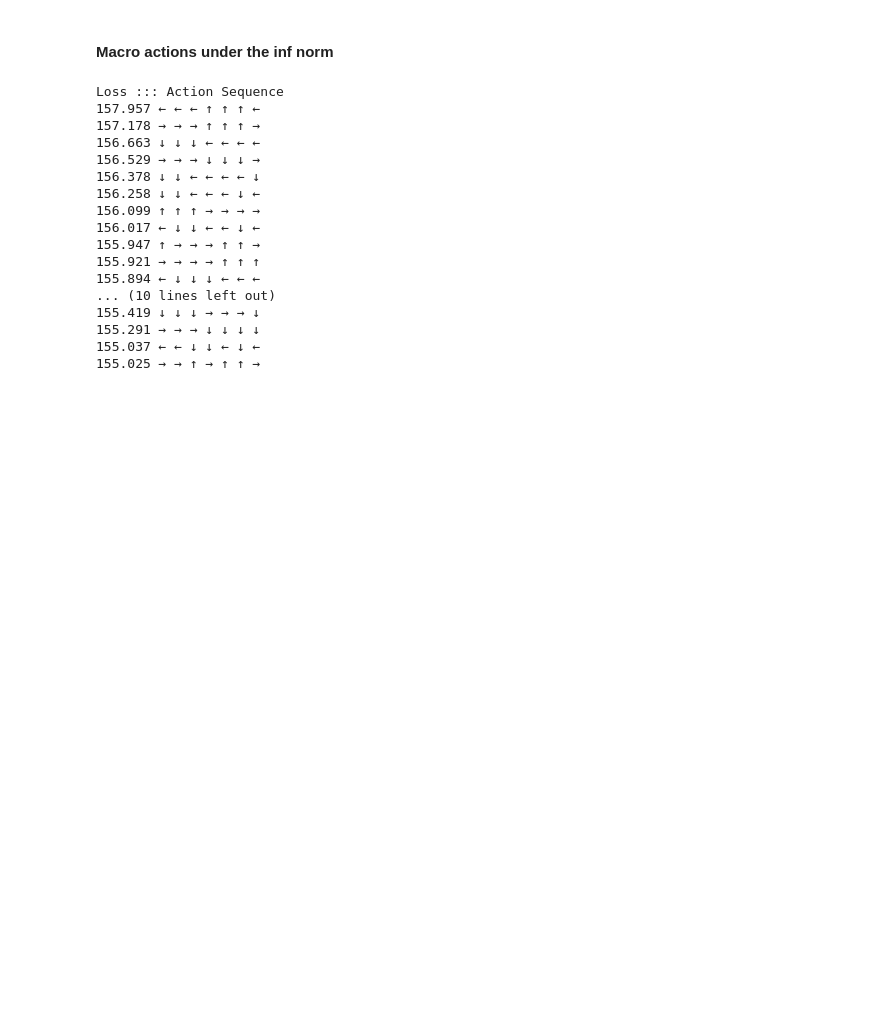
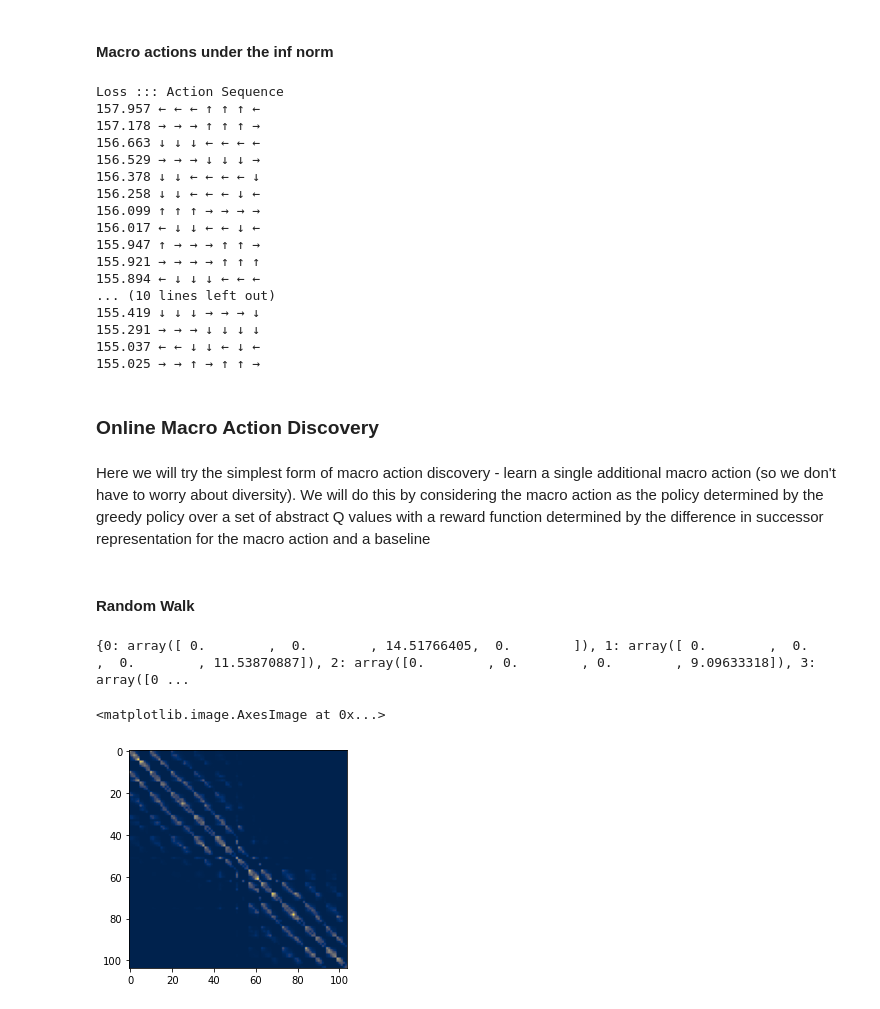
Before and after one commit to mjsargent/tabular_skip_SR, a Jupyter notebook: t-SR.ipynb, the cells around one changed output. Saved outputs shown, nothing was run; the diff lists cells and outputs as text; code cells hidden in the pictures; blank space fills up the shorter version.

Commit message:
added more macro action results to notebook

```diff
--- a/t-SR.ipynb
+++ b/t-SR.ipynb
@@ -219,3 +222,9 @@ Loss ::: Action Sequence
 155.291 → → → ↓ ↓ ↓ ↓
 155.037 ← ← ↓ ↓ ← ↓ ←
 155.025 → → ↑ → ↑ ↑ →
+# %% [markdown]
+### Online Macro Action Discovery
+# %% [markdown]
+Here we will try the simplest form of macro action discovery - learn a single additional macro action (so we don't have to worry about diversity). We will do this by considering the macro action as the policy determined by the greedy policy over a set of abstract Q values with a reward function determined by the difference in successor representation for the macro action and a baseline
+# %% [markdown]
+#### Random Walk
@@ -221,0 +303,11 @@ Loss ::: Action Sequence
+# %%
+print(Q_abstract_macro)
+M_combined = np.zeros([dims["states"], dims["states"]])
+for act in range(4):
+    for state in range(dims["states"]):
+        M_combined[state, :] += 0.25 * M_baseline[(state, act)]
+plt.imshow(M_combined)
+# %% [output]
+{0: array([ 0.        ,  0.        , 14.51766405,  0.        ]), 1: array([ 0.        ,  0.        ,  0.        , 11.53870887]), 2: array([0.        , 0.        , 0.        , 9.09633318]), 3: array([0 ...
+<matplotlib.image.AxesImage at 0x...>
+[figure, added]
```
Also changed, not shown: parts of 2 cells of this notebook.
